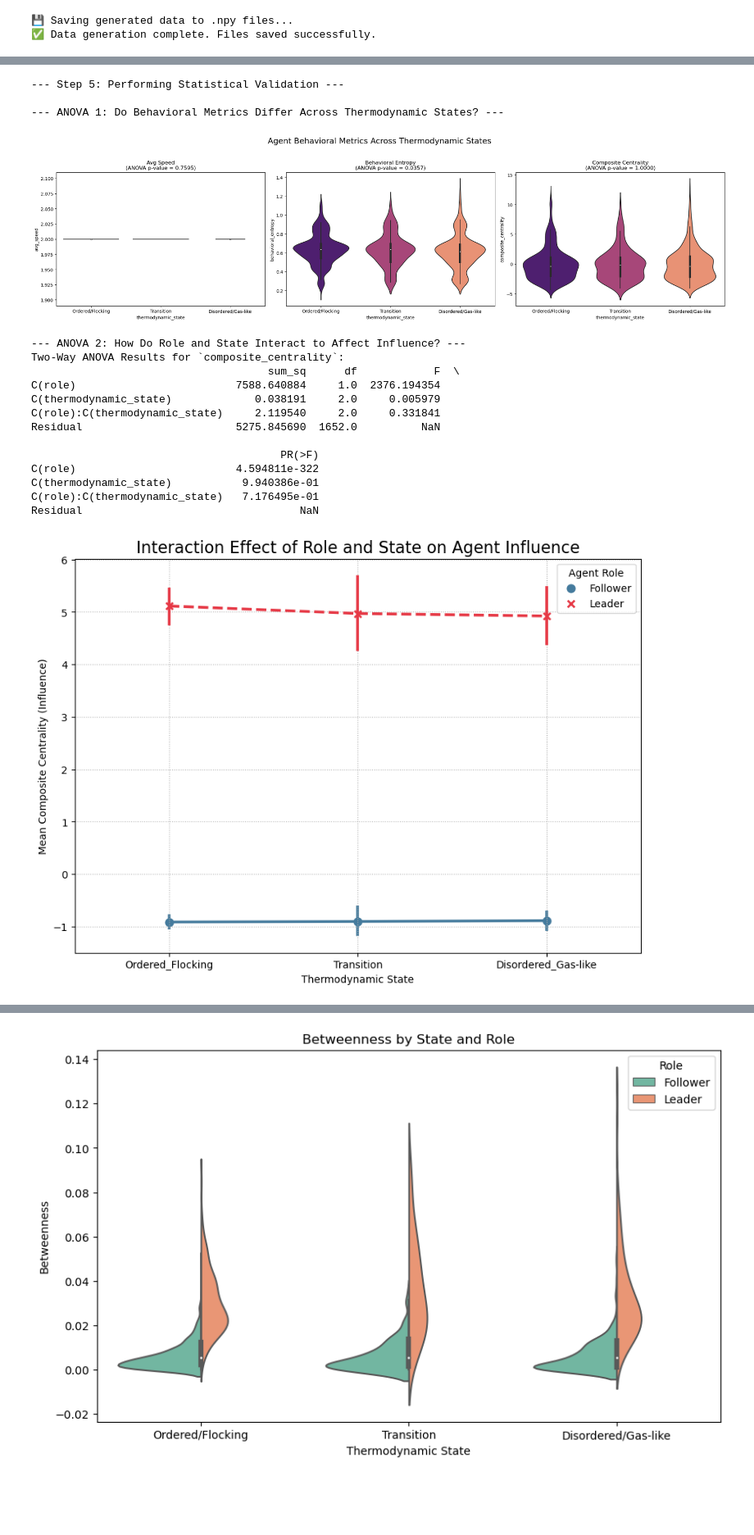
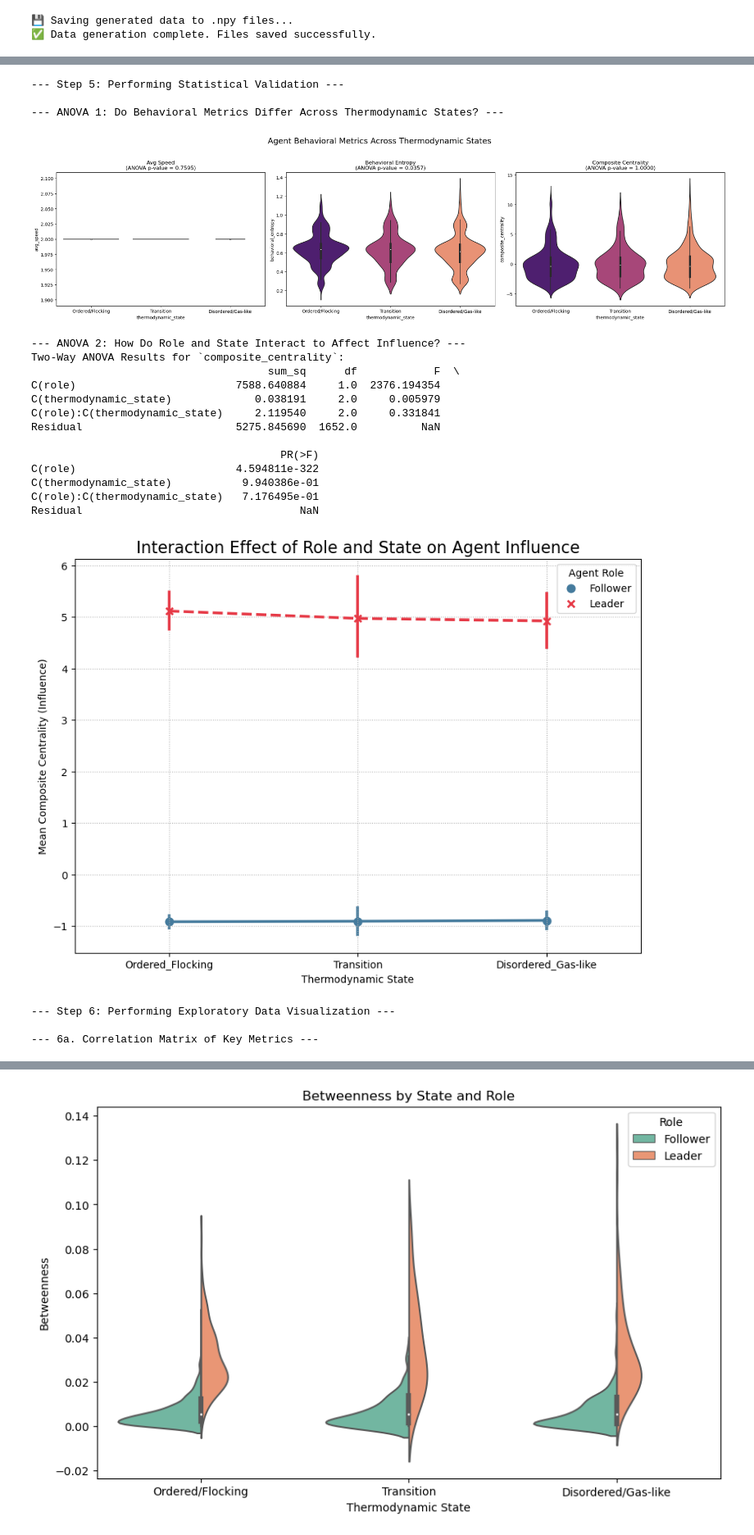
Before and after one commit to victorkingbuilder/Flocking_ProjectResearch, a Jupyter notebook: Leader-Follower_Dynamics_FinalPart.ipynb, the cells around one changed output, grey strips where cells are left out. Shown: that part at 82% size. Drawn from its saved outputs; the diff is of its cells as text; code cells hidden in the pictures; blank space fills up the shorter version.

```diff
--- a/Leader-Follower_Dynamics_FinalPart.ipynb
+++ b/Leader-Follower_Dynamics_FinalPart.ipynb
@@ -459,36 +541,42 @@ for sim_idx in tqdm(range(SIMS_TO_ANALYZE), desc="Analyzing Simulations"):
 if master_agent_df:
     final_df = pd.concat(master_agent_df, ignore_index=True)
     perform_statistical_validation(final_df)
+
+    # STEP 6: Perform exploratory data visualization
+    perform_exploratory_visualization(positions, velocities, final_df)
 else:
     print("\n❌ Analysis could not be completed.")
 # %% [output]
 ✅ Loading existing robust simulation data...
 
 --- Step 1: Clustering Thermodynamic States using GMM ---
 ✅ GMM classification complete. Mean State Properties (across all sims/steps):
         Entropy       Volume
 State
 2      9.005456  8165.077605
 3      9.107645  9025.263409
 1      9.152140  9435.113726
 0      9.183323  9733.895940
 [figure]
 --- Analyzing Leadership for a Subset of Simulations for In-depth Study ---
 --- Step 5: Performing Statistical Validation ---
 
 --- ANOVA 1: Do Behavioral Metrics Differ Across Thermodynamic States? ---
 [figure]
 --- ANOVA 2: How Do Role and State Interact to Affect Influence? ---
 Two-Way ANOVA Results for `composite_centrality`:
                                      sum_sq      df            F  \
 C(role)                         7588.640884     1.0  2376.194354
 C(thermodynamic_state)             0.038191     2.0     0.005979
 C(role):C(thermodynamic_state)     2.119540     2.0     0.331841
 Residual                        5275.845690  1652.0          NaN
 
                                        PR(>F)
 C(role)                         4.594811e-322
 C(thermodynamic_state)           9.940386e-01
 C(role):C(thermodynamic_state)   7.176495e-01
 Residual                                  NaN
-[figure, old version]
+[figure, new version]
+--- Step 6: Performing Exploratory Data Visualization ---
+
+--- 6a. Correlation Matrix of Key Metrics ---
```
Also changed, not shown: parts of 3 cells of this notebook.
